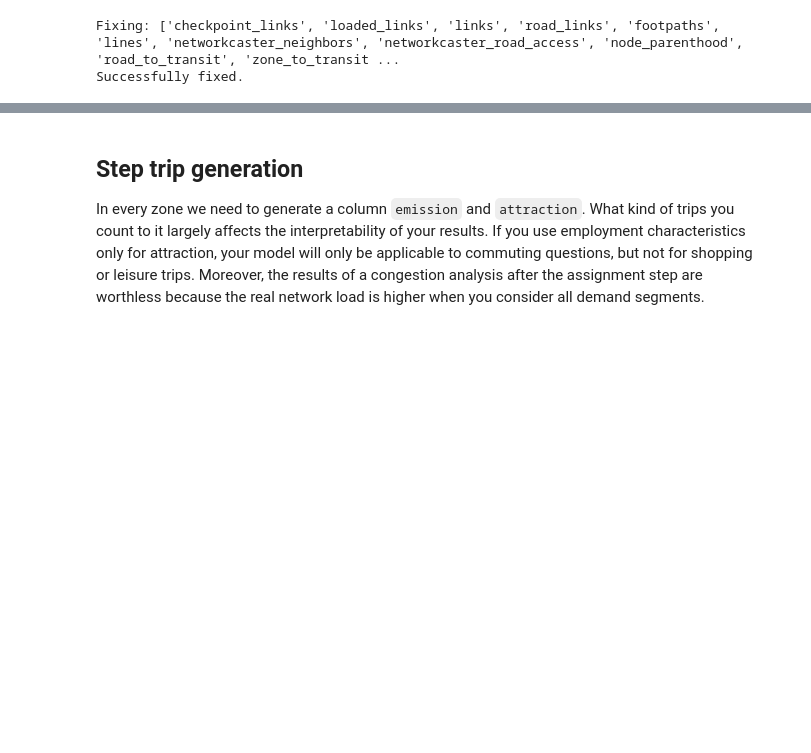
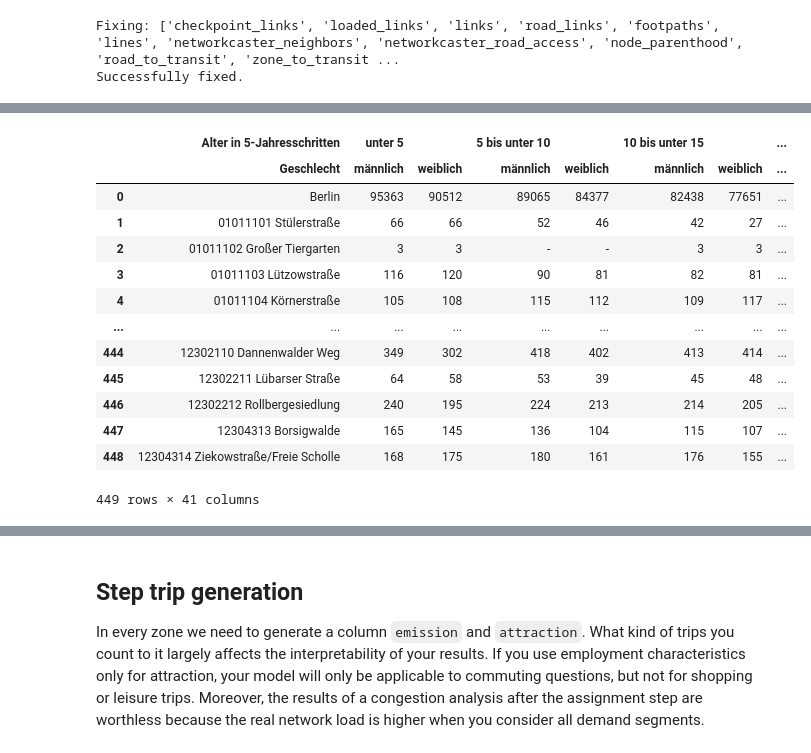
Before and after one commit to maximylius/quetzal_berlin, a Jupyter notebook: notebooks/best_version/Exercise3_Four_steps.ipynb, the cells around one changed output, grey strips where cells are left out. Cells and saved outputs as stored; diff of their text form; code cells hidden in the pictures; blank space fills up the shorter version.

```diff
--- a/notebooks/best_version/Exercise3_Four_steps.ipynb
+++ b/notebooks/best_version/Exercise3_Four_steps.ipynb
@@ -37,0 +72,19 @@ Successfully fixed.
+# %%
+age_gender_groups['trips_number']: {
+    ['männlich']:
+}
+# %% [output]
+|  | Alter in 5-Jahresschritten | unter 5 |  | 5 bis unter 10 |  | 10 bis unter 15 |  | ... |
+|  | Geschlecht | männlich | weiblich | männlich | weiblich | männlich | weiblich | ... |
+| 0 | Berlin | 95363 | 90512 | 89065 | 84377 | 82438 | 77651 | ... |
+| 1 | 01011101 Stülerstraße | 66 | 66 | 52 | 46 | 42 | 27 | ... |
+| 2 | 01011102 Großer Tiergarten | 3 | 3 | - | - | 3 | 3 | ... |
+| 3 | 01011103 Lützowstraße | 116 | 120 | 90 | 81 | 82 | 81 | ... |
+| 4 | 01011104 Körnerstraße | 105 | 108 | 115 | 112 | 109 | 117 | ... |
+| ... | ... | ... | ... | ... | ... | ... | ... | ... |
+| 444 | 12302110 Dannenwalder Weg | 349 | 302 | 418 | 402 | 413 | 414 | ... |
+| 445 | 12302211 Lübarser Straße | 64 | 58 | 53 | 39 | 45 | 48 | ... |
+| 446 | 12302212 Rollbergesiedlung | 240 | 195 | 224 | 213 | 214 | 205 | ... |
+| 447 | 12304313 Borsigwalde | 165 | 145 | 136 | 104 | 115 | 107 | ... |
+| 448 | 12304314 Ziekowstraße/Freie Scholle | 168 | 175 | 180 | 161 | 176 | 155 | ... |
+449 rows × 41 columns
```
Also changed, not shown: parts of 14 cells of this notebook, 9 other files.
